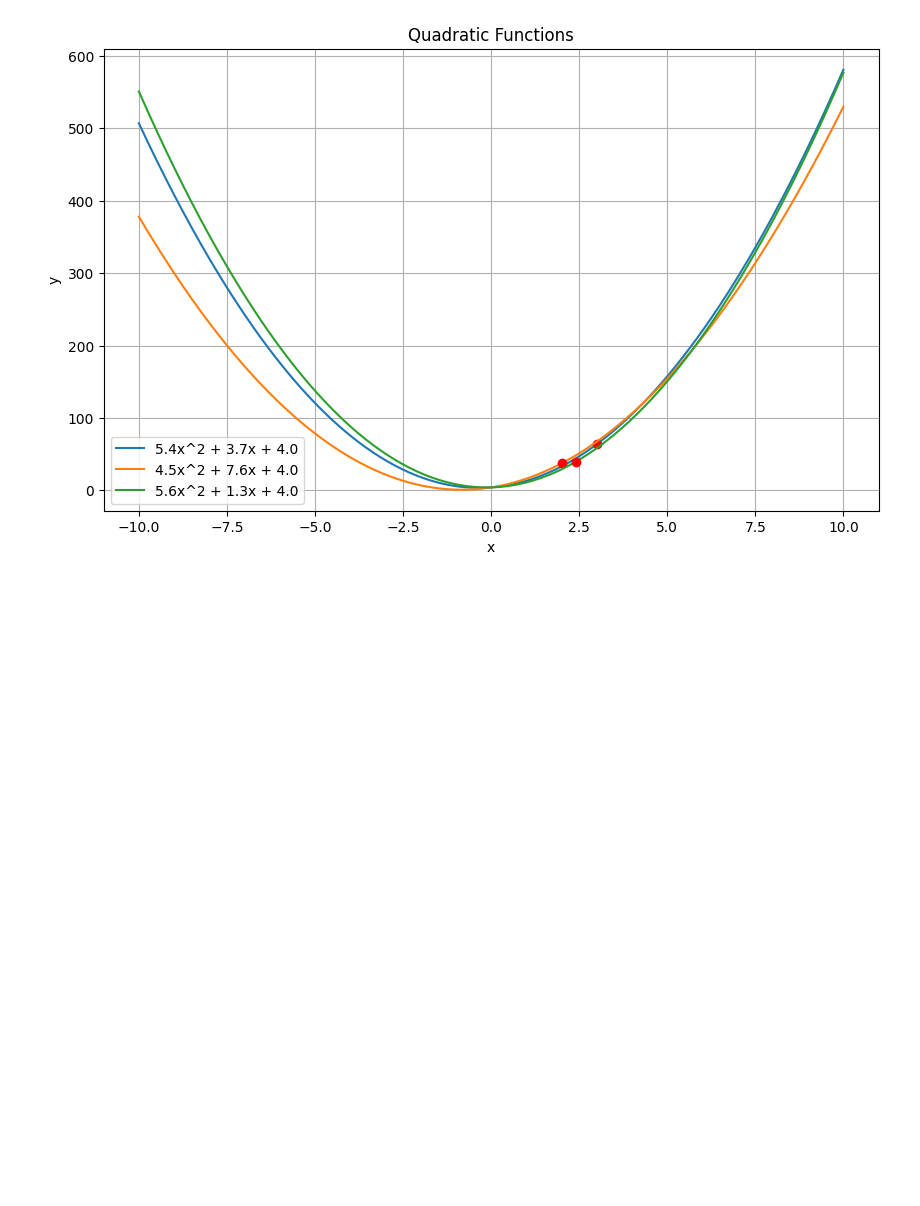
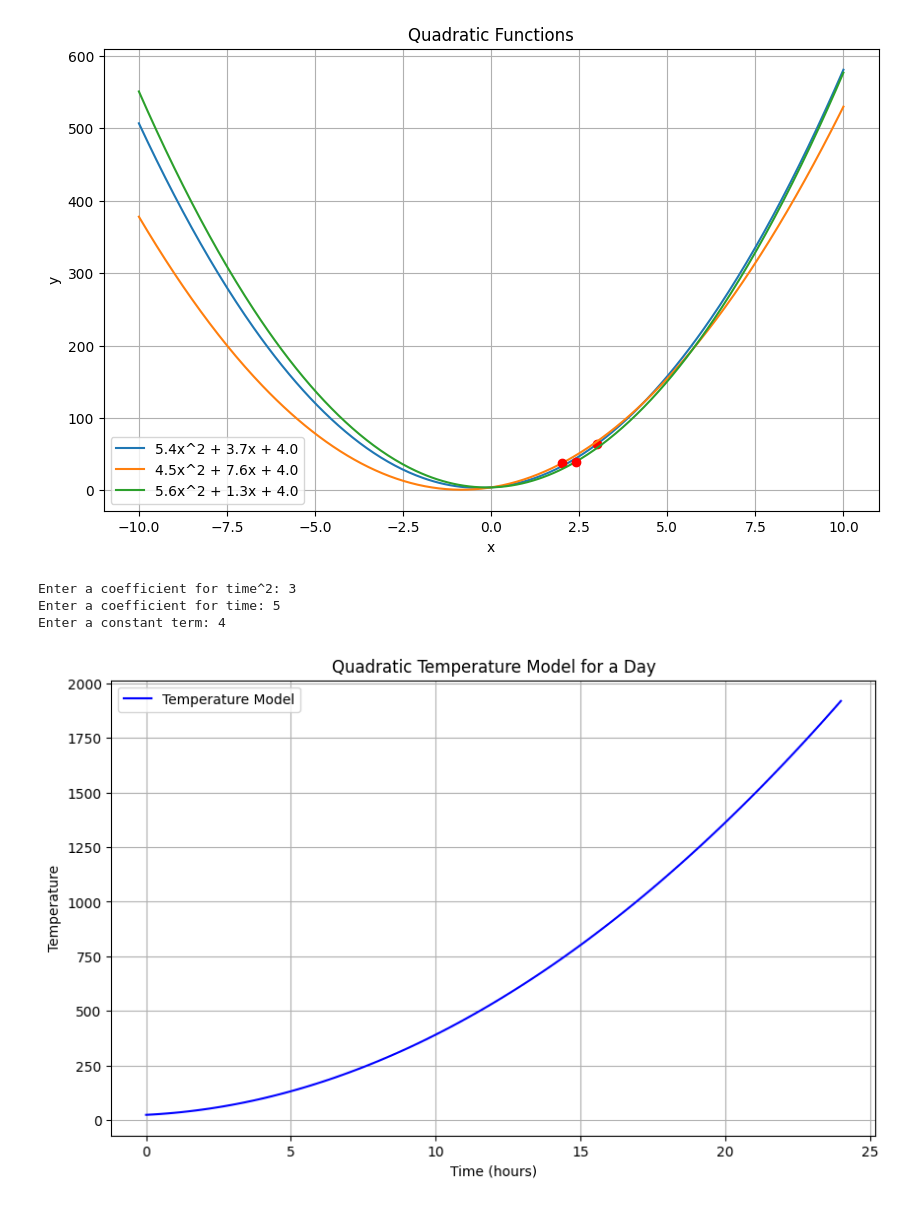
Before and after one commit to VU21CSEN0100510/software_engineering_0510, a Jupyter notebook: 510.ipynb, the cells around one changed output. Cells and saved outputs as stored; diff of their text form; code cells hidden in the pictures; blank space fills up the shorter version.

```diff
--- a/510.ipynb
+++ b/510.ipynb
@@ -129,3 +104,55 @@ plt.grid(True)
 plt.show()
 # %% [output]
 [figure]
+# %%
+import matplotlib.pyplot as plt
+import numpy as np
+
+def quadratic_temperature_model(time, a, b, c):
+    """
+    Quadratic temperature model: T(time) = a*time^2 + b*time + c
+    """
+    return a * time**2 + b * time + c
+
+def plot_temperature_model(a, b, c):
+    """
+    Plot the quadratic temperature model for a specific day.
+    """
+    time_values = np.linspace(0, 24, 100)  # 24 hours in a day
+    temperature_values = quadratic_temperature_model(time_values, a, b, c)
+
+    plt.figure(figsize=(10, 6))
+    plt.plot(time_values, temperature_values, label='Temperature Model', color='blue')
+    plt.xlabel('Time (hours)')
+    plt.ylabel('Temperature')
+    plt.title('Quadratic Temperature Model for a Day')
+    plt.legend()
+    plt.grid(True)
+    plt.show()
+
+def main():
+    # Hard-coded coefficients for the quadratic equation
+    a_fixed = 0.02
+    b_fixed = 1.5
+    c_fixed = 20
+
+    # Get user input for coefficients (you can customize this part)
+    a_user = float(input("Enter a coefficient for time^2: "))
+    b_user = float(input("Enter a coefficient for time: "))
+    c_user = float(input("Enter a constant term: "))
+
+    # Combine fixed and user coefficients
+    a_combined = a_fixed + a_user
+    b_combined = b_fixed + b_user
+    c_combined = c_fixed + c_user
+
+    # Plot the temperature model
+    plot_temperature_model(a_combined, b_combined, c_combined)
+
+if __name__ == "__main__":
+    main()
+# %% [output]
+Enter a coefficient for time^2: 3
+Enter a coefficient for time: 5
+Enter a constant term: 4
+[figure, added]
```
Also changed, not shown: parts of 1 cell of this notebook.
